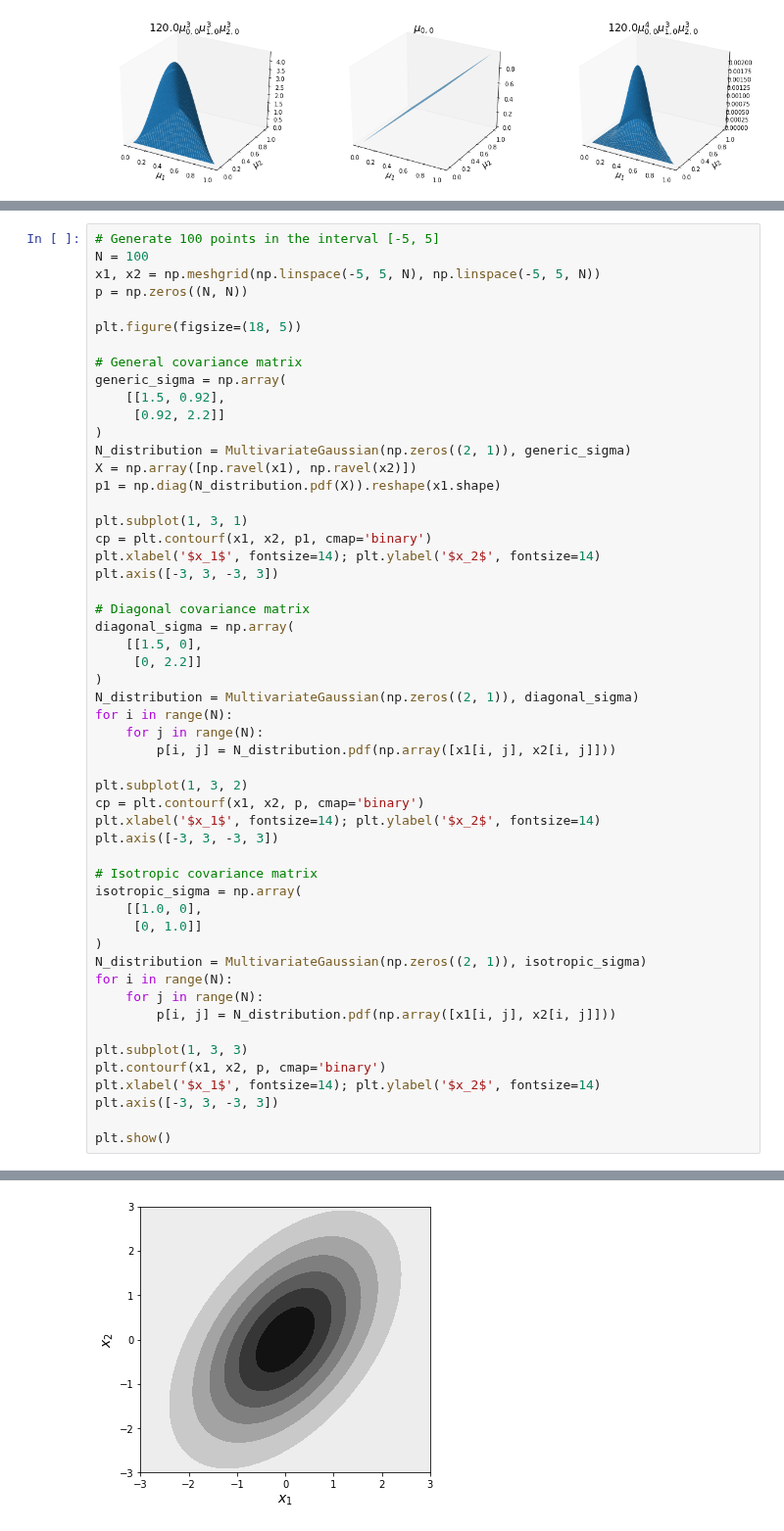
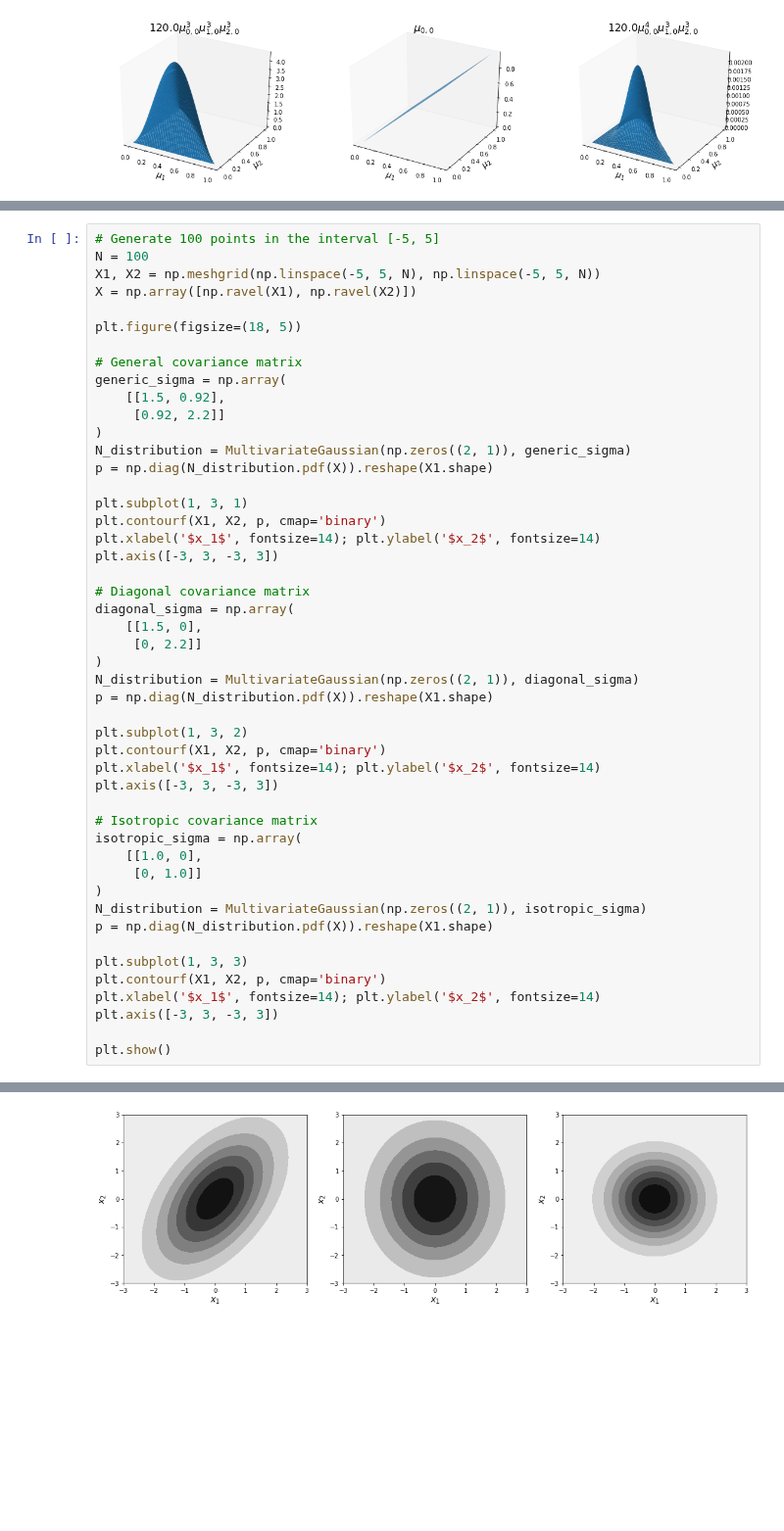
Before and after one commit to vagmcs/PRML, a Jupyter notebook: notebooks/ch2_probability_distributions.ipynb, the cells around one changed output, grey strips where cells are left out. Shown at 98% size. Saved outputs shown, nothing was run; the diff lists cells and outputs as text; blank space fills up the shorter version.

Commit message:
fix(chapter2): Gaussian example plot bug and some typos

```diff
--- a/notebooks/ch2_probability_distributions.ipynb
+++ b/notebooks/ch2_probability_distributions.ipynb
@@ -683,8 +683,8 @@ Although the Gaussian distribution is used as a density model, it suffers from s
 # %%
 # Generate 100 points in the interval [-5, 5]
 N = 100
-x1, x2 = np.meshgrid(np.linspace(-5, 5, N), np.linspace(-5, 5, N))
-p = np.zeros((N, N))
+X1, X2 = np.meshgrid(np.linspace(-5, 5, N), np.linspace(-5, 5, N))
+X = np.array([np.ravel(X1), np.ravel(X2)])
 
 plt.figure(figsize=(18, 5))
 
@@ -694,11 +694,10 @@ generic_sigma = np.array(
      [0.92, 2.2]]
 )
 N_distribution = MultivariateGaussian(np.zeros((2, 1)), generic_sigma)
-X = np.array([np.ravel(x1), np.ravel(x2)])
-p1 = np.diag(N_distribution.pdf(X)).reshape(x1.shape)
+p = np.diag(N_distribution.pdf(X)).reshape(X1.shape)
 
 plt.subplot(1, 3, 1)
-cp = plt.contourf(x1, x2, p1, cmap='binary')
+plt.contourf(X1, X2, p, cmap='binary')
 plt.xlabel('$x_1$', fontsize=14); plt.ylabel('$x_2$', fontsize=14)
 plt.axis([-3, 3, -3, 3])
 
@@ -708,12 +707,10 @@ diagonal_sigma = np.array(
      [0, 2.2]]
 )
 N_distribution = MultivariateGaussian(np.zeros((2, 1)), diagonal_sigma)
-for i in range(N):
-    for j in range(N):
-        p[i, j] = N_distribution.pdf(np.array([x1[i, j], x2[i, j]]))
+p = np.diag(N_distribution.pdf(X)).reshape(X1.shape)
 
 plt.subplot(1, 3, 2)
-cp = plt.contourf(x1, x2, p, cmap='binary')
+plt.contourf(X1, X2, p, cmap='binary')
 plt.xlabel('$x_1$', fontsize=14); plt.ylabel('$x_2$', fontsize=14)
 plt.axis([-3, 3, -3, 3])
 
@@ -723,12 +720,10 @@ isotropic_sigma = np.array(
      [0, 1.0]]
 )
 N_distribution = MultivariateGaussian(np.zeros((2, 1)), isotropic_sigma)
-for i in range(N):
-    for j in range(N):
-        p[i, j] = N_distribution.pdf(np.array([x1[i, j], x2[i, j]]))
+p = np.diag(N_distribution.pdf(X)).reshape(X1.shape)
 
 plt.subplot(1, 3, 3)
-plt.contourf(x1, x2, p, cmap='binary')
+plt.contourf(X1, X2, p, cmap='binary')
 plt.xlabel('$x_1$', fontsize=14); plt.ylabel('$x_2$', fontsize=14)
 plt.axis([-3, 3, -3, 3])
 
@@ -738 +732 @@ ValueError: assignment destination is read-only
-[figure, old version]
+[figure, new version]
```
Also changed, not shown: parts of 5 cells of this notebook.
